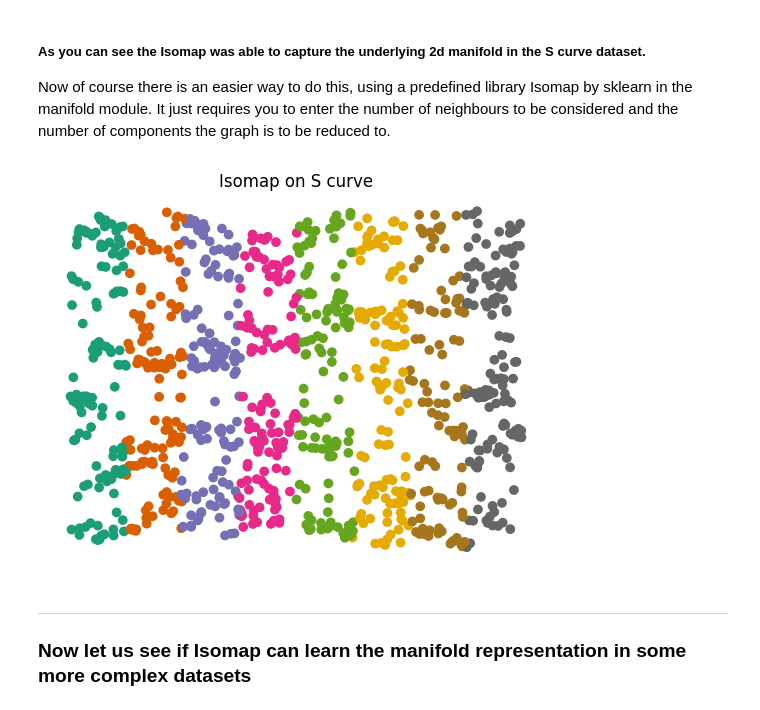
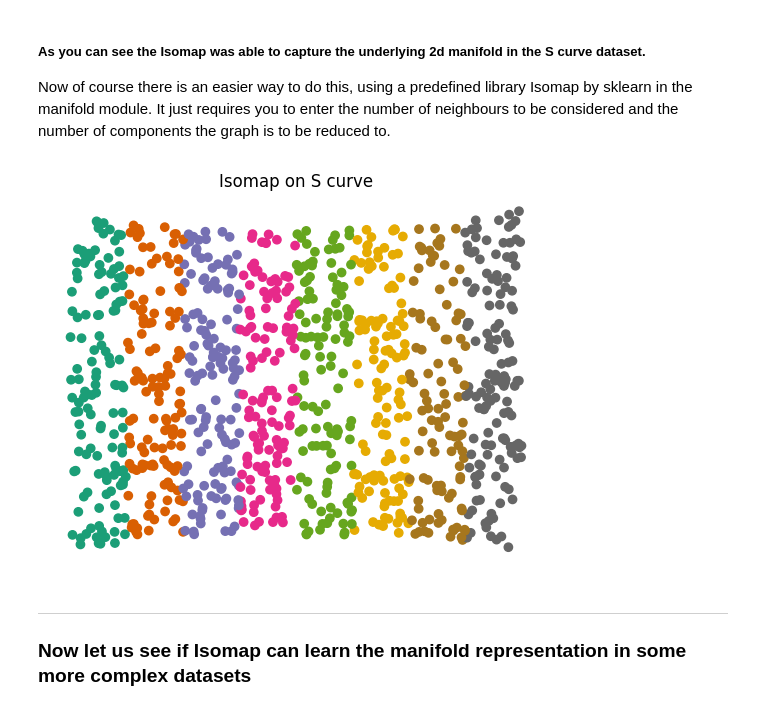
Before and after one commit to Tejasri-Pendota/FMML_Projects_and_Labs, a Jupyter notebook: M2 L3.ipynb, the cells around one changed output. Drawn from its saved outputs; the diff is of its cells as text; code cells hidden in the pictures.

```diff
--- a/M2 L3.ipynb
+++ b/M2 L3.ipynb
@@ -175,15 +175,15 @@ Now of course there is an easier way to do this, using a predefined library Isom
 # %%
 from sklearn.manifold import Isomap
 # %%
-Y = Isomap(n_neighbors=10, n_components=2).fit_transform(X)
+Y = Isomap(n_neighbors=50, n_components=2).fit_transform(X)
 
 ax = fig.add_subplot(111)
 plt.scatter(Y[:, 0], Y[:, 1], c=color, cmap=plt.cm.Dark2)
 plt.title("Isomap on S curve")
 plt.axis('off')
 plt.show()
 # %% [output]
-[figure, old version]
+[figure, new version]
 # %% [markdown]
 
 
```
Also changed, not shown: parts of 3 cells of this notebook.
